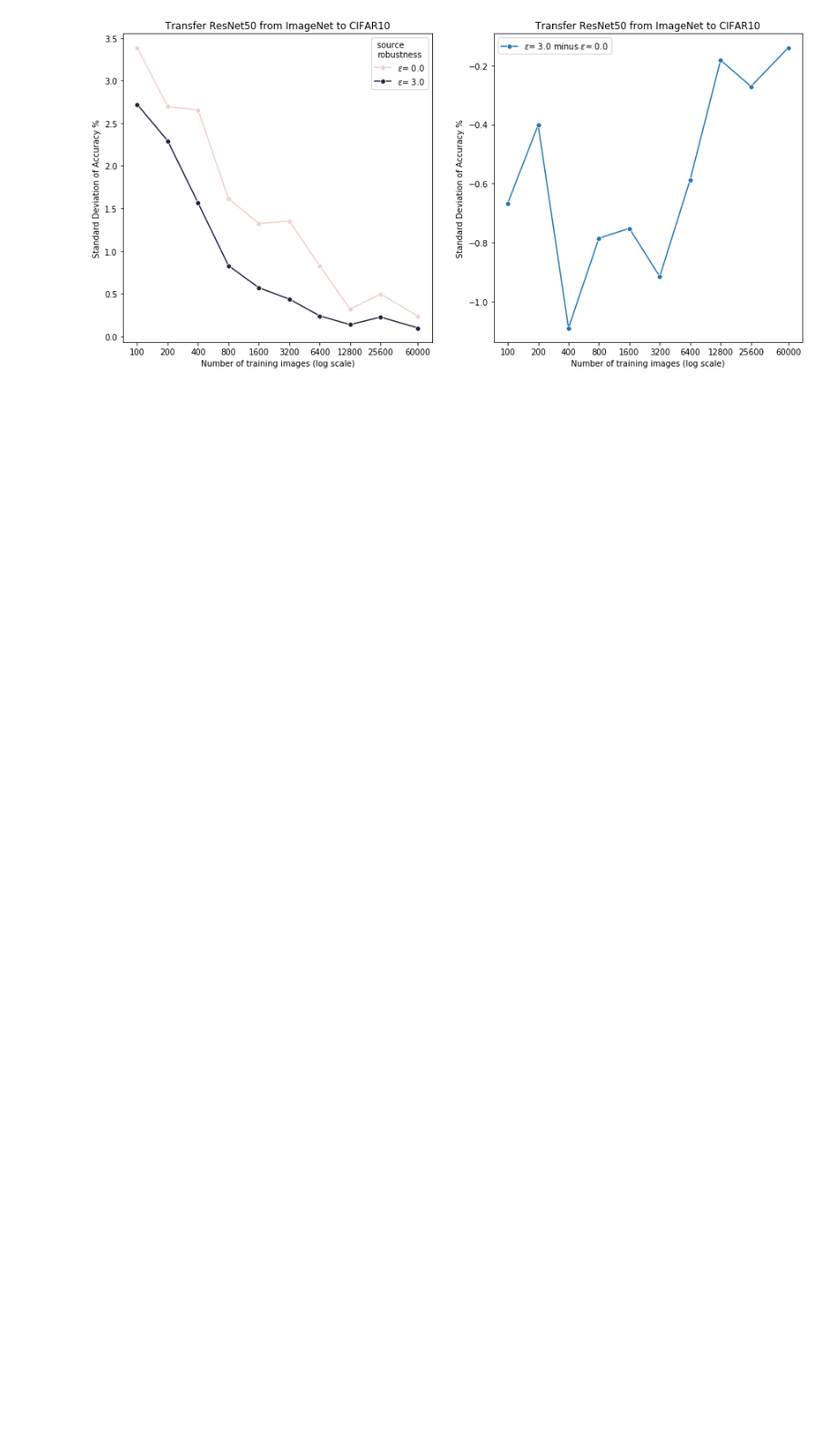
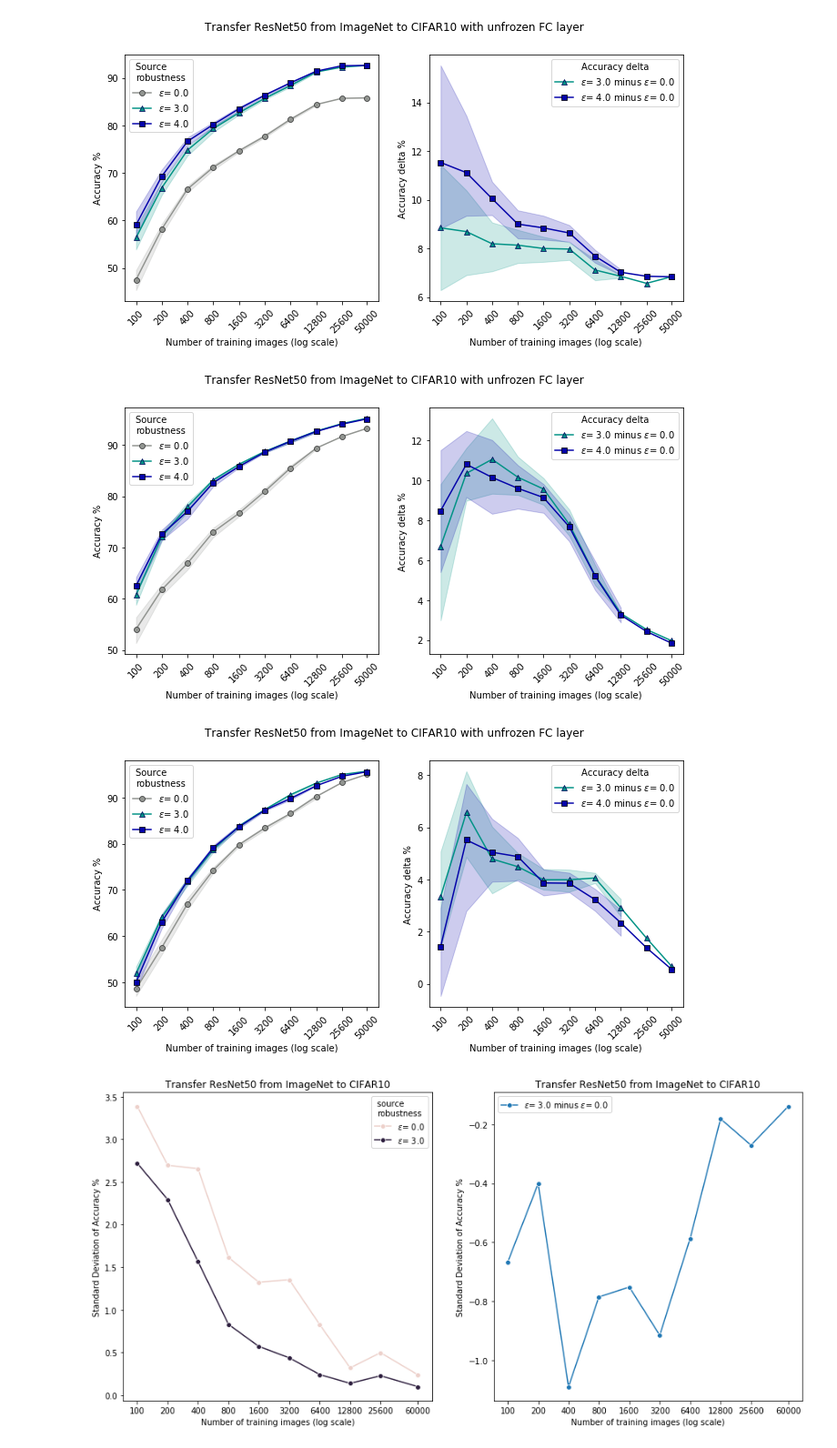
Before and after one commit to utrerf/robust_transfer_learning, a Jupyter notebook: results/charts.ipynb, the cells around one changed output. Shown at 91% size. Cells and saved outputs as stored; diff of their text form; code cells hidden in the pictures; blank space fills up the shorter version.

```diff
--- a/results/charts.ipynb
+++ b/results/charts.ipynb
@@ -89,3 +139,11 @@ plt.tight_layout;
+# %%
+plot_less_data(best_df[best_df['unfrozen_blocks'] == 0])
+plot_less_data(best_df[best_df['unfrozen_blocks'] == 1])
+plot_less_data(best_df[best_df['unfrozen_blocks'] == 3])
+# %% [output]
+[figure, added]
+[figure, added]
+[figure, added]
 # %%
 # get std data
 
```
Also changed, not shown: parts of 9 cells of this notebook.
